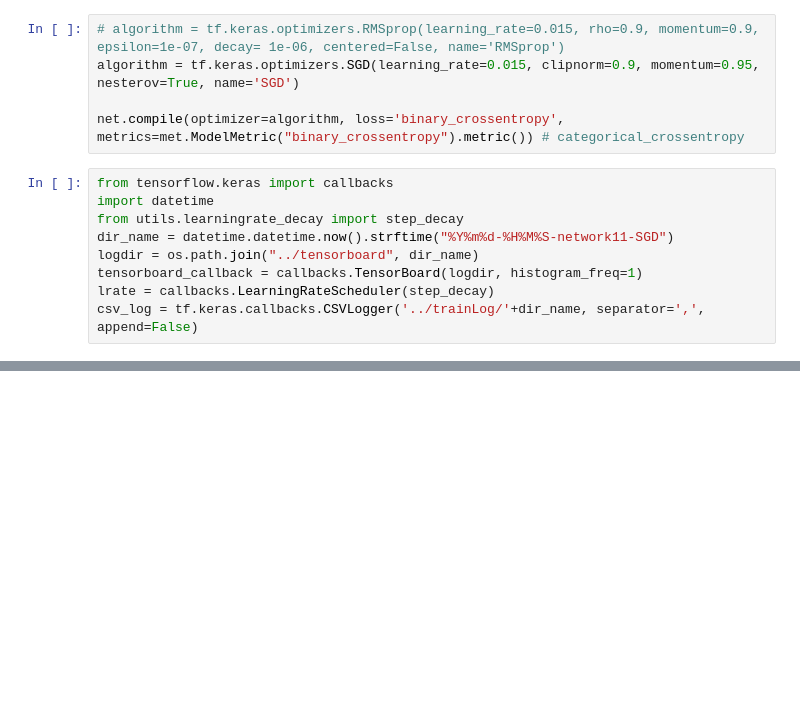
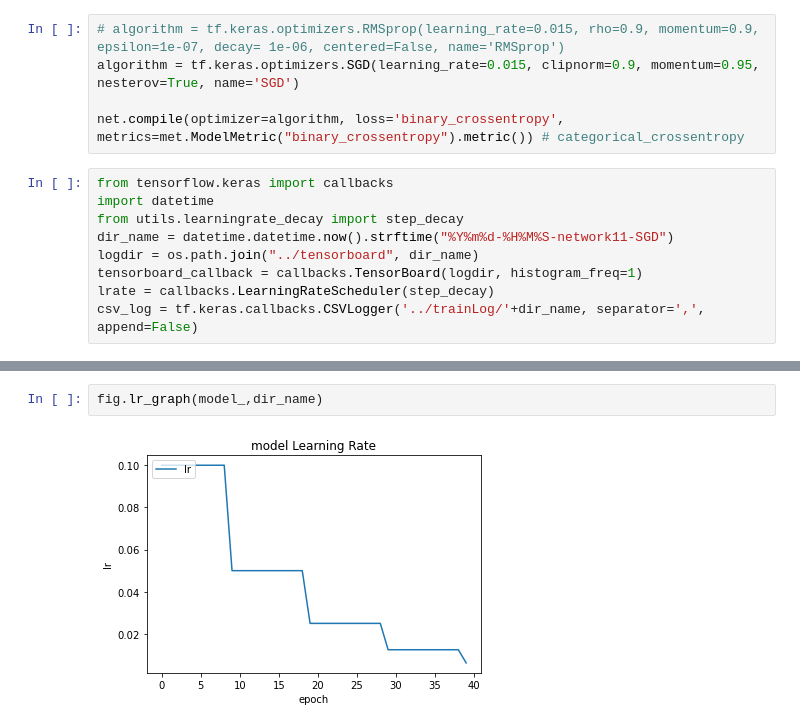
Before and after one commit to CCH0124/network-attack-machine-learning, a Jupyter notebook: pre_train/wednesday-network6.ipynb, the cells around one changed output, grey strips where cells are left out. Saved outputs shown, nothing was run; the diff lists cells and outputs as text; blank space fills up the shorter version.

```diff
--- a/pre_train/wednesday-network6.ipynb
+++ b/pre_train/wednesday-network6.ipynb
@@ -65,0 +101,4 @@ NameError: name 'model_' is not defined
+# %%
+fig.lr_graph(model_,dir_name)
+# %% [output]
+[figure, added]
```
Also changed, not shown: parts of 4 cells of this notebook.
